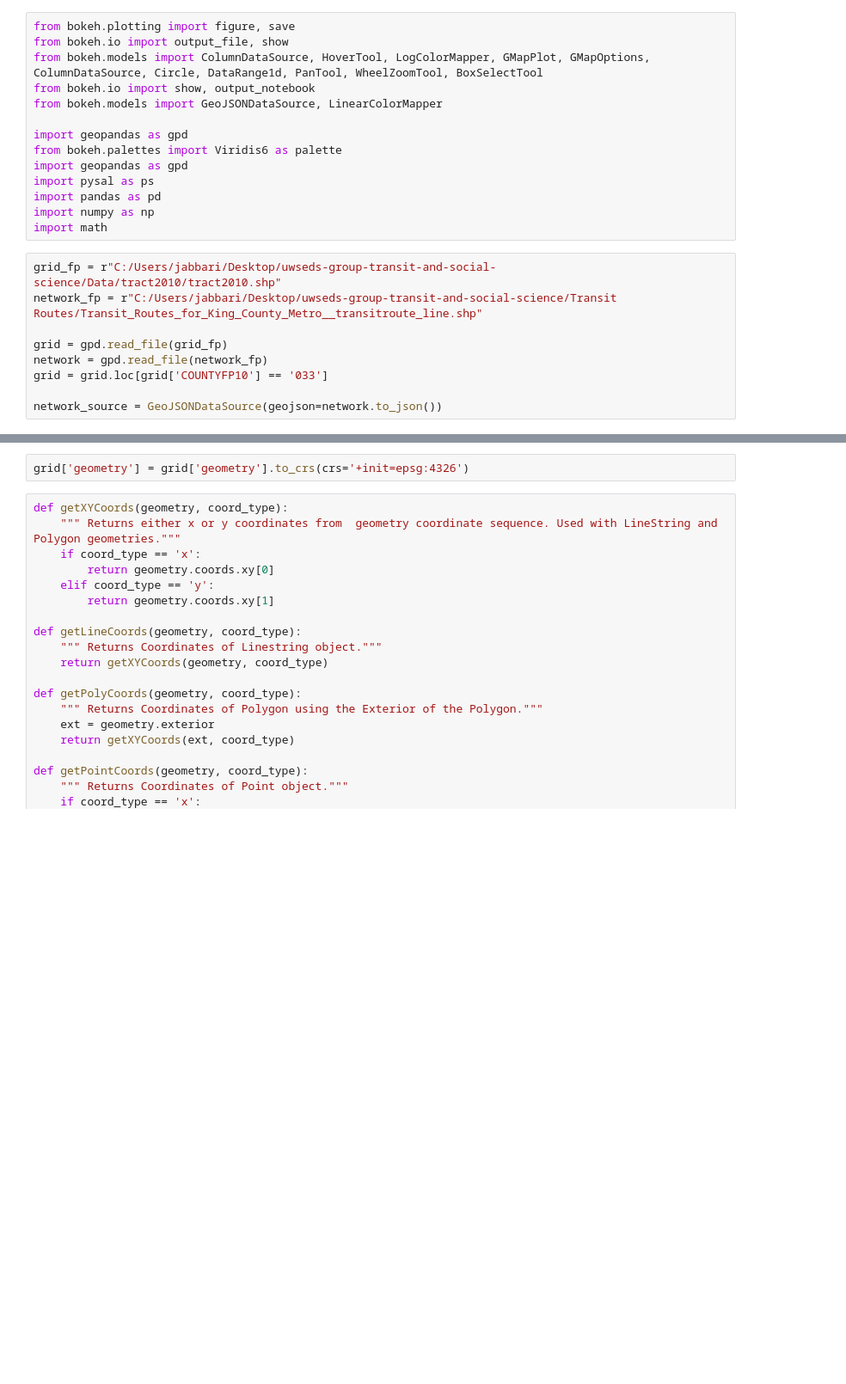
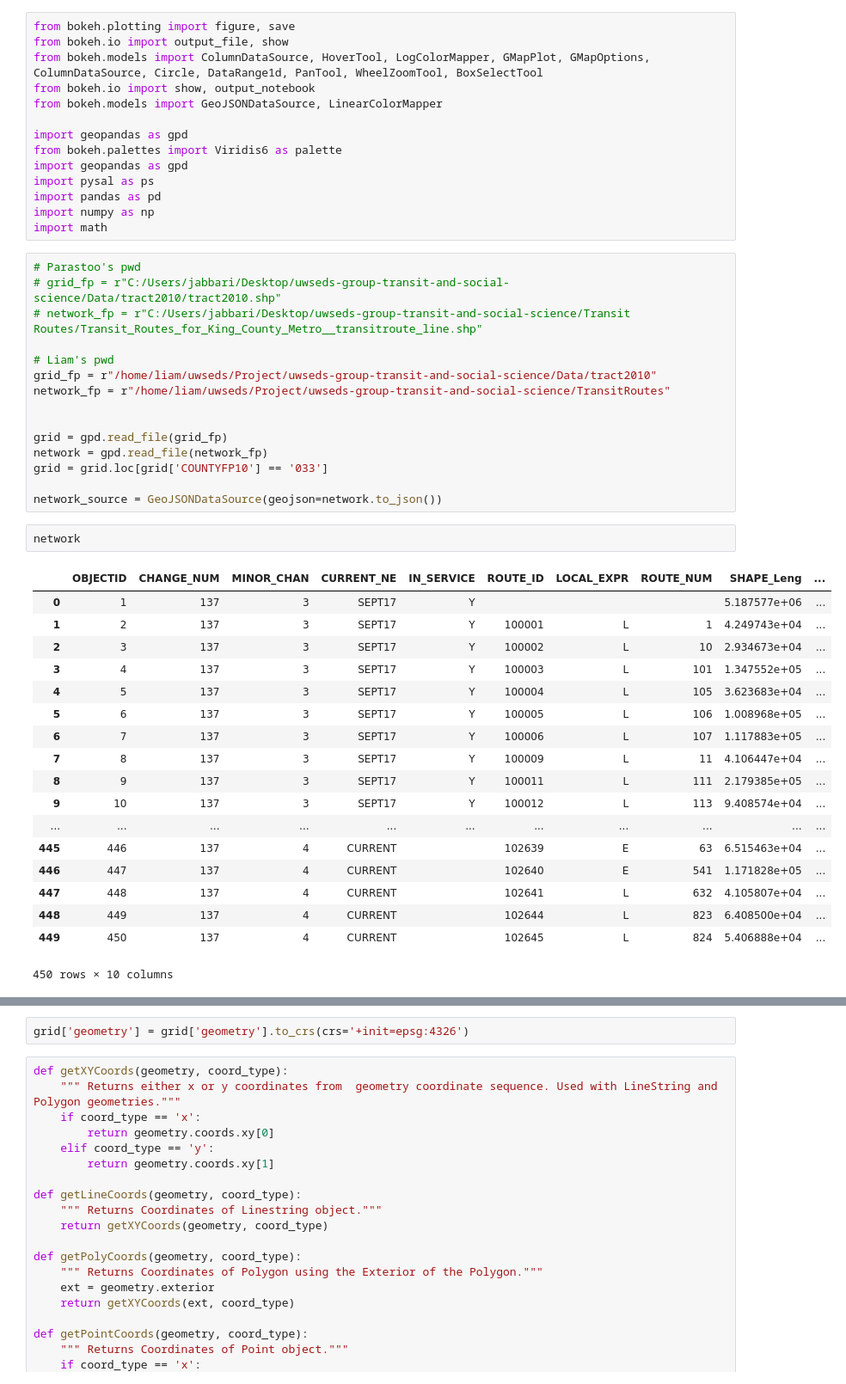
Before and after one commit to UWSEDS-aut17/uwseds-group-transit-and-social-science, a Jupyter notebook: Docs/Bokeh_Mapping.ipynb, the cells around one changed output, grey strips where cells are left out. Shown: that part at 86% size. Cells and saved outputs as stored; diff of their text form; blank space fills up the shorter version.

```diff
--- a/Docs/Bokeh_Mapping.ipynb
+++ b/Docs/Bokeh_Mapping.ipynb
@@ -13,12 +13,39 @@ import pandas as pd
 import numpy as np
 import math
 # %%
-grid_fp = r"C:/Users/jabbari/Desktop/uwseds-group-transit-and-social-science/Data/tract2010/tract2010.shp"
-network_fp = r"C:/Users/jabbari/Desktop/uwseds-group-transit-and-social-science/Transit Routes/Transit_Routes_for_King_County_Metro__transitroute_line.shp"
+# Parastoo's pwd
+# grid_fp = r"C:/Users/jabbari/Desktop/uwseds-group-transit-and-social-science/Data/tract2010/tract2010.shp"
+# network_fp = r"C:/Users/jabbari/Desktop/uwseds-group-transit-and-social-science/Transit Routes/Transit_Routes_for_King_County_Metro__transitroute_line.shp"
+
+# Liam's pwd
+grid_fp = r"/home/liam/uwseds/Project/uwseds-group-transit-and-social-science/Data/tract2010"
+network_fp = r"/home/liam/uwseds/Project/uwseds-group-transit-and-social-science/TransitRoutes"
+
 
 grid = gpd.read_file(grid_fp)
 network = gpd.read_file(network_fp)
 grid = grid.loc[grid['COUNTYFP10'] == '033']
 
 network_source = GeoJSONDataSource(geojson=network.to_json())
+# %%
+network
+# %% [output]
+|  | OBJECTID | CHANGE_NUM | MINOR_CHAN | CURRENT_NE | IN_SERVICE | ROUTE_ID | LOCAL_EXPR | ROUTE_NUM | SHAPE_Leng | ... |
+| 0 | 1 | 137 | 3 | SEPT17 | Y |  |  |  | 5.187577e+06 | ... |
+| 1 | 2 | 137 | 3 | SEPT17 | Y | 100001 | L | 1 | 4.249743e+04 | ... |
+| 2 | 3 | 137 | 3 | SEPT17 | Y | 100002 | L | 10 | 2.934673e+04 | ... |
+| 3 | 4 | 137 | 3 | SEPT17 | Y | 100003 | L | 101 | 1.347552e+05 | ... |
+| 4 | 5 | 137 | 3 | SEPT17 | Y | 100004 | L | 105 | 3.623683e+04 | ... |
+| 5 | 6 | 137 | 3 | SEPT17 | Y | 100005 | L | 106 | 1.008968e+05 | ... |
+| 6 | 7 | 137 | 3 | SEPT17 | Y | 100006 | L | 107 | 1.117883e+05 | ... |
+| 7 | 8 | 137 | 3 | SEPT17 | Y | 100009 | L | 11 | 4.106447e+04 | ... |
+| 8 | 9 | 137 | 3 | SEPT17 | Y | 100011 | L | 111 | 2.179385e+05 | ... |
+| 9 | 10 | 137 | 3 | SEPT17 | Y | 100012 | L | 113 | 9.408574e+04 | ... |
+| ... | ... | ... | ... | ... | ... | ... | ... | ... | ... | ... |
+| 445 | 446 | 137 | 4 | CURRENT |  | 102639 | E | 63 | 6.515463e+04 | ... |
+| 446 | 447 | 137 | 4 | CURRENT |  | 102640 | E | 541 | 1.171828e+05 | ... |
+| 447 | 448 | 137 | 4 | CURRENT |  | 102641 | L | 632 | 4.105807e+04 | ... |
+| 448 | 449 | 137 | 4 | CURRENT |  | 102644 | L | 823 | 6.408500e+04 | ... |
+| 449 | 450 | 137 | 4 | CURRENT |  | 102645 | L | 824 | 5.406888e+04 | ... |
+450 rows × 10 columns
 # %%
```
Also changed, not shown: parts of 7 cells of this notebook, 2 other files.
